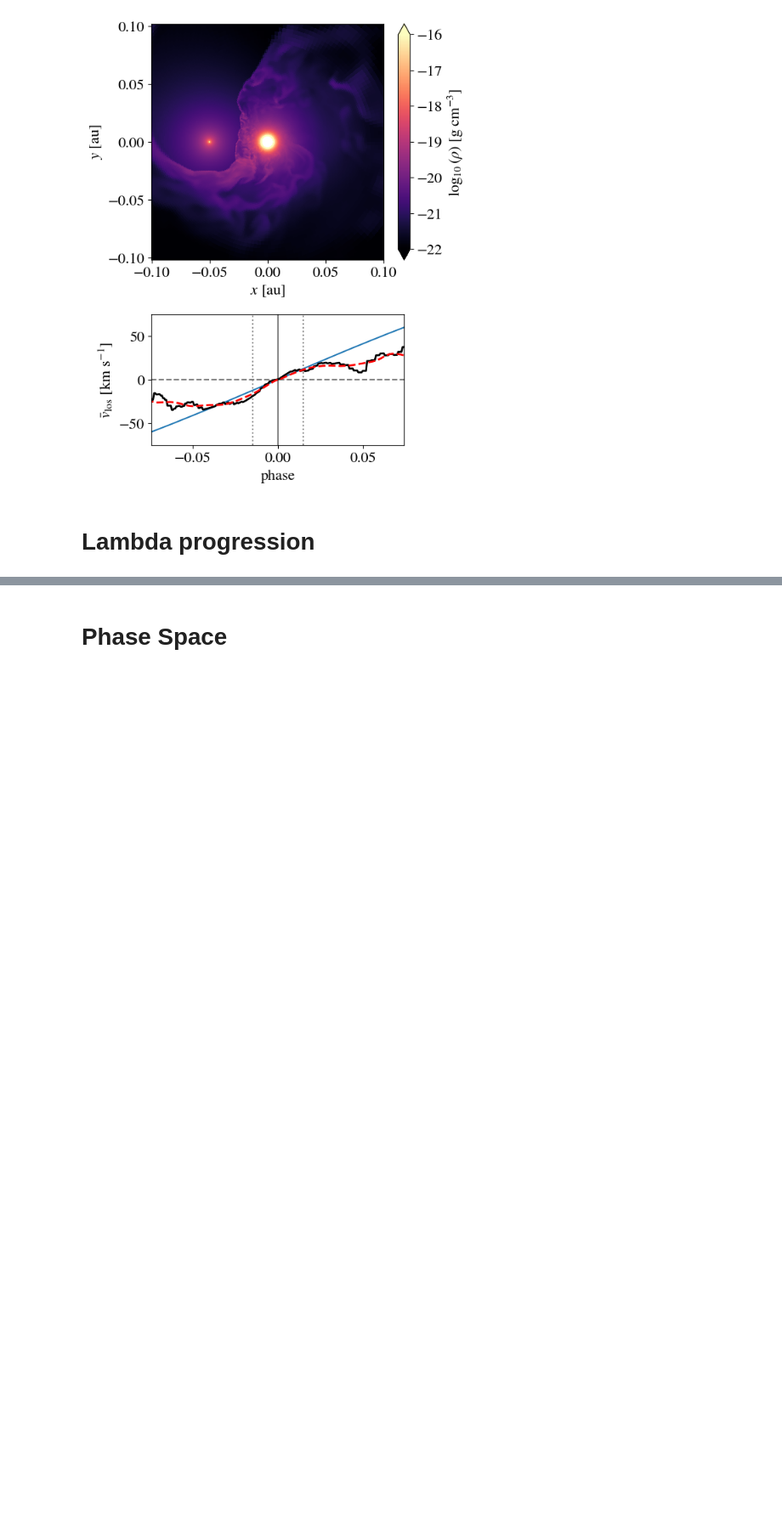
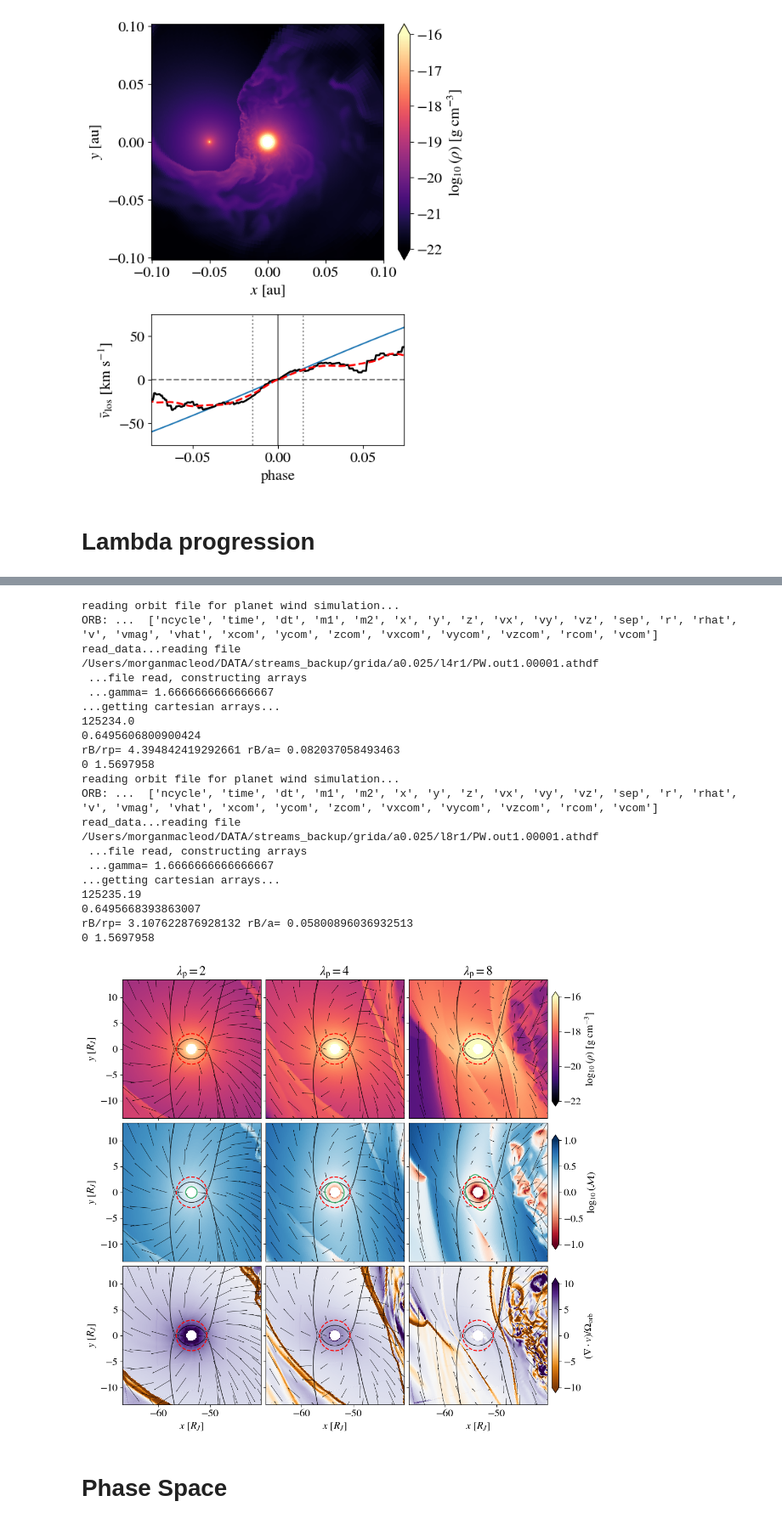
Before and after one commit to morganemacleod/PWMorphology, a Jupyter notebook: WindMorphology-PaperFigs.ipynb, the cells around one changed output, grey strips where cells are left out. Shown at 85% size. Cells and saved outputs as stored; diff of their text form; code cells hidden in the pictures; blank space fills up the shorter version.

```diff
--- a/WindMorphology-PaperFigs.ipynb
+++ b/WindMorphology-PaperFigs.ipynb
@@ -599,9 +600,9 @@ grid = ImageGrid(fig, 111,
                  cbar_location='right',
                  cbar_mode='edge')
 
-dirlist = ["/Volumes/LaCie/streams/grida/a0.025/l2r1/",
-           "/Volumes/LaCie/streams/grida/a0.025/l4r1/",
-           "/Volumes/LaCie/streams/grida/a0.025/l8r1/"]
+dirlist = ["/Users/morganmacleod/DATA/streams_backup/grida/a0.025/l2r1/",
+           "/Users/morganmacleod/DATA/streams_backup/grida/a0.025/l4r1/",
+           "/Users/morganmacleod/DATA/streams_backup/grida/a0.025/l8r1/"]
 titles = [r'$\lambda_{\rm p} = 2$',
           r'$\lambda_{\rm p} = 4$',
           r'$\lambda_{\rm p} = 8$']
@@ -713,7 +714,7 @@ for i,base_dir in enumerate(dirlist):
     #### SHOCKS PANEL
     im=grid[i+6].pcolormesh(d['x'][:,th_ind,:]/xyscale,
                    d['y'][:,th_ind,:]/xyscale,
-                   np.where(sel,d['divV'],np.nan)[:,th_ind,:]/omega_orb,
+                   np.where(sel,d['divV'],np.nan)[:,th_ind,:]/Omega,
                    cmap=plt.cm.PuOr,vmin=-10,vmax=10,rasterized=True)
     grid[i+6].cax.colorbar(im,label=r"$(\nabla \cdot v) / \Omega_{\rm orb}$",extend='both')
 
@@ -770,3 +771,4 @@ for i,base_dir in enumerate(dirlist):
 
 
 plt.savefig("figures/lp_progression_all3.pdf",bbox_inches='tight',dpi=150)
+# %% [output]
@@ -773,3 +804,24 @@ plt.savefig("figures/lp_progression_all3.pdf",bbox_inches='tight',dpi=150)
+reading orbit file for planet wind simulation...
+ORB: ...  ['ncycle', 'time', 'dt', 'm1', 'm2', 'x', 'y', 'z', 'vx', 'vy', 'vz', 'sep', 'r', 'rhat', 'v', 'vmag', 'vhat', 'xcom', 'ycom', 'zcom', 'vxcom', 'vycom', 'vzcom', 'rcom', 'vcom']
+read_data...reading file /Users/morganmacleod/DATA/streams_backup/grida/a0.025/l4r1/PW.out1.00001.athdf
+ ...file read, constructing arrays
+ ...gamma= 1.6666666666666667
+...getting cartesian arrays...
+125234.0
+0.6495606800900424
+rB/rp= 4.394842419292661 rB/a= 0.082037058493463
+0 1.5697958
+reading orbit file for planet wind simulation...
+ORB: ...  ['ncycle', 'time', 'dt', 'm1', 'm2', 'x', 'y', 'z', 'vx', 'vy', 'vz', 'sep', 'r', 'rhat', 'v', 'vmag', 'vhat', 'xcom', 'ycom', 'zcom', 'vxcom', 'vycom', 'vzcom', 'rcom', 'vcom']
+read_data...reading file /Users/morganmacleod/DATA/streams_backup/grida/a0.025/l8r1/PW.out1.00001.athdf
+ ...file read, constructing arrays
+ ...gamma= 1.6666666666666667
+...getting cartesian arrays...
+125235.19
+0.6495668393863007
+rB/rp= 3.107622876928132 rB/a= 0.05800896036932513
+0 1.5697958
+[figure, added]
 # %% [markdown]
 # Phase Space
 # %%
```
Also changed, not shown: parts of 11 cells of this notebook, 13 other files.
